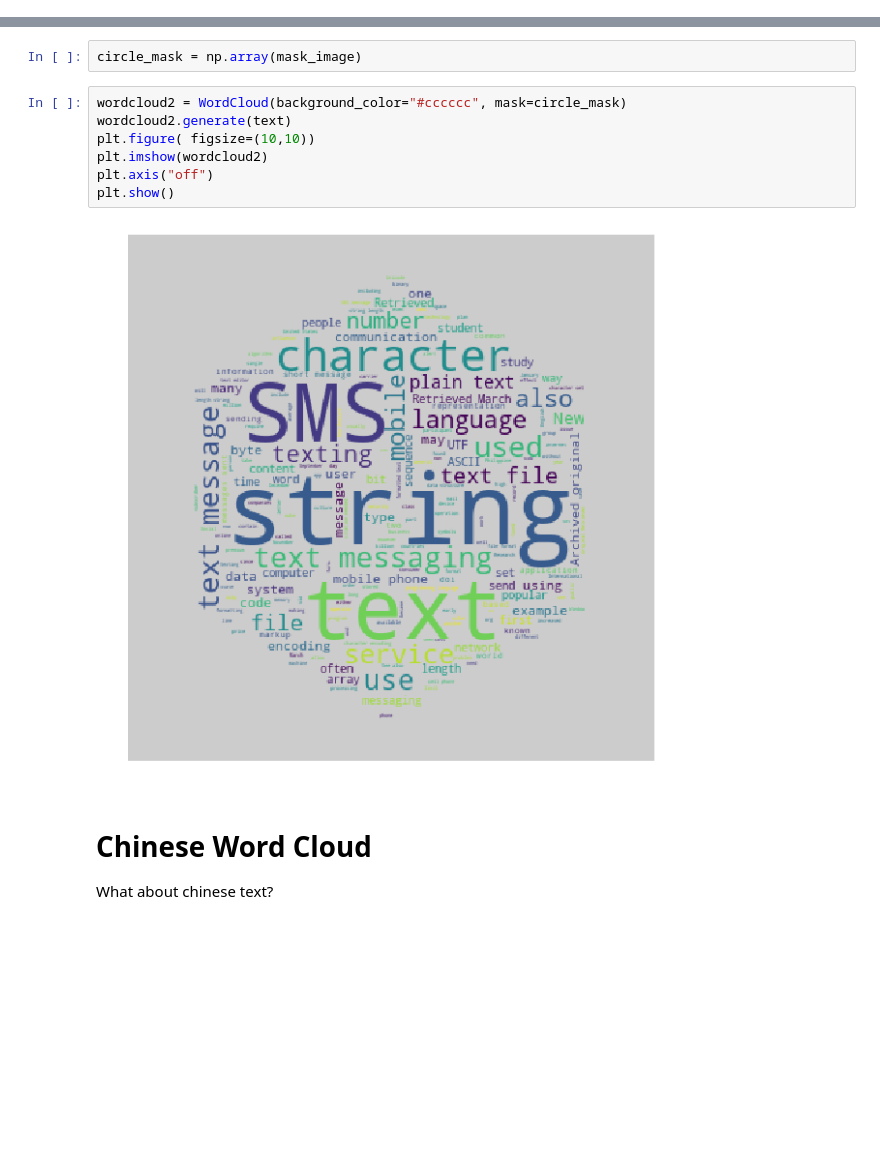
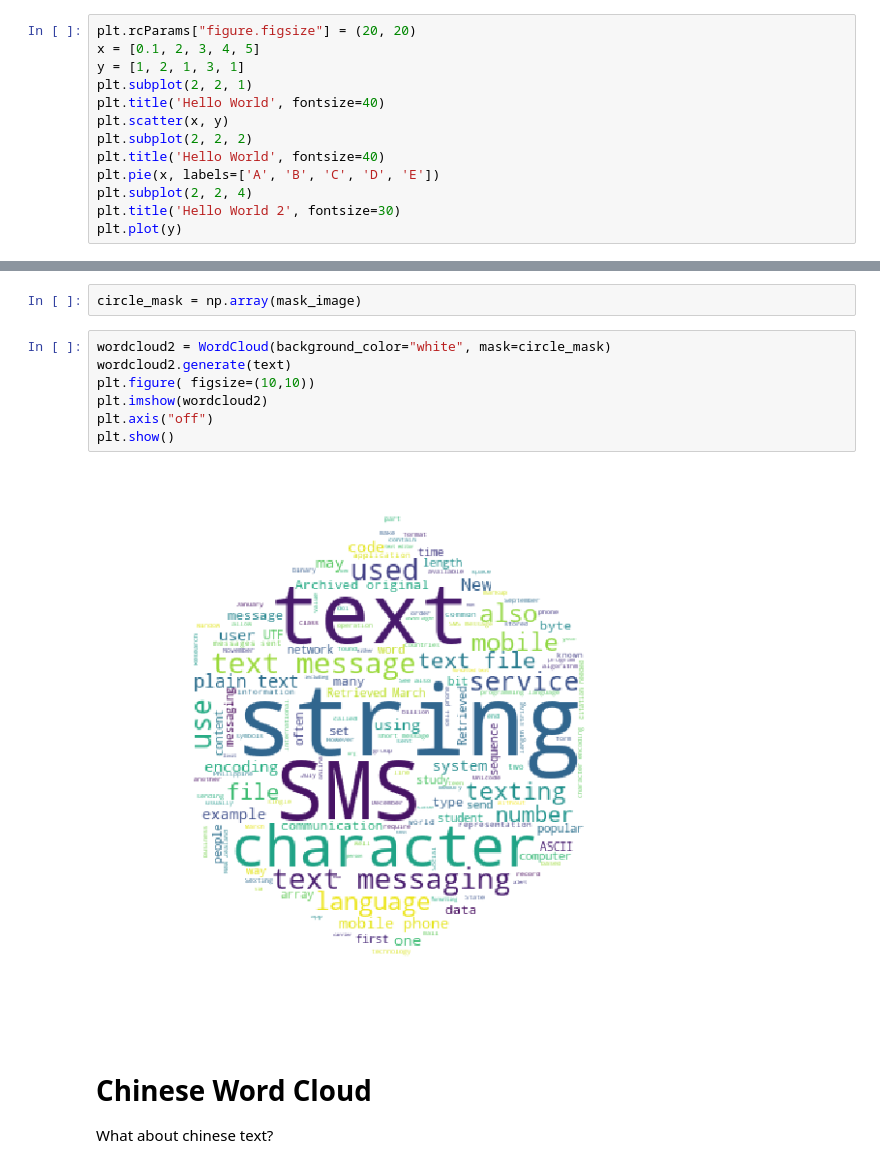
Before and after one commit to KFCMike/python-for-hkpug, a Jupyter notebook: Data Visualization.ipynb, the cells around one changed output, grey strips where cells are left out. Drawn from its saved outputs; the diff is of its cells as text; blank space fills up the shorter version.

```diff
--- a/Data Visualization.ipynb
+++ b/Data Visualization.ipynb
@@ -32,3 +34,16 @@ plt.plot([1, 2, 3, 4], '*-', markersize=50, c='r')
 # %% [output]
 [<matplotlib.lines.Line2D at 0x...>]
 [figure]
+# %%
+plt.rcParams["figure.figsize"] = (20, 20)
+x = [0.1, 2, 3, 4, 5]
+y = [1, 2, 1, 3, 1]
+plt.subplot(2, 2, 1)
+plt.title('Hello World', fontsize=40)
+plt.scatter(x, y)
+plt.subplot(2, 2, 2)
+plt.title('Hello World', fontsize=40)
+plt.pie(x, labels=['A', 'B', 'C', 'D', 'E'])
+plt.subplot(2, 2, 4)
+plt.title('Hello World 2', fontsize=30)
+plt.plot(y)
@@ -178,14 +204,14 @@ Then we turn the image into `numpy` 2D array.
 # %%
 circle_mask = np.array(mask_image)
 # %%
-wordcloud2 = WordCloud(background_color="#cccccc", mask=circle_mask)
+wordcloud2 = WordCloud(background_color="white", mask=circle_mask)
 wordcloud2.generate(text)
 plt.figure( figsize=(10,10))
 plt.imshow(wordcloud2)
 plt.axis("off")
 plt.show()
 # %% [output]
-[figure, old version]
+[figure, new version]
 # %% [markdown]
 # Chinese Word Cloud
 What about chinese text?
```
Also changed, not shown: parts of 7 cells of this notebook, 2 other files.
